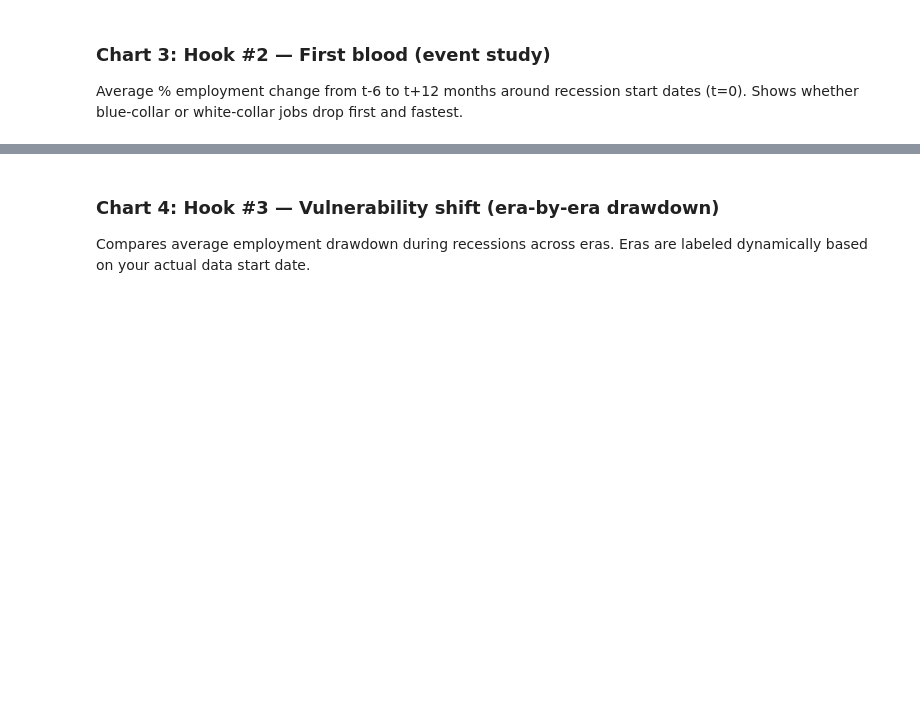
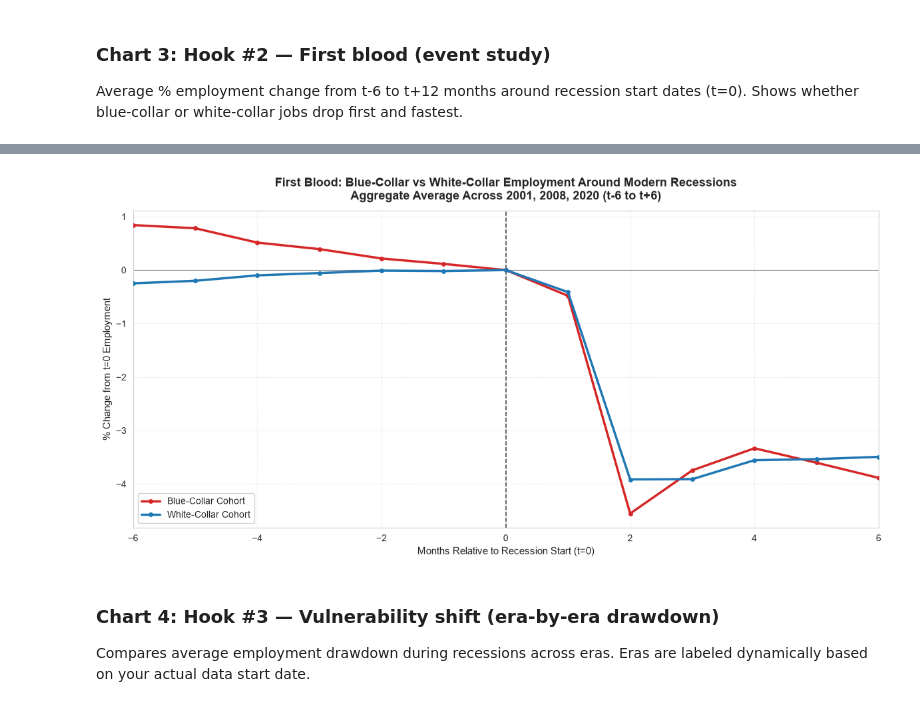
Before and after one commit to vanshronin/macroeconomic-labor-dynamics, a Jupyter notebook: notebooks/02_eda_visualizations.ipynb, the cells around one changed output, grey strips where cells are left out. Drawn from its saved outputs; the diff is of its cells as text; code cells hidden in the pictures; blank space fills up the shorter version.

Commit message:
Fix: Lock regression metrics, recovery duration math, and Notebook 2-3 visuals

```diff
--- a/notebooks/02_eda_visualizations.ipynb
+++ b/notebooks/02_eda_visualizations.ipynb
@@ -136,3 +96,66 @@ plt.show()
+# %%
+
+
+emp_cohorts = [
+    ("blue_collar_jobs", "Blue-Collar Cohort", "#d62728"),
+    ("white_collar_jobs", "White-Collar Cohort", "#1f77b4"),
+]
+
+modern_shocks = [
+    ("2001 Dot-Com", pd.Timestamp("2001-03-31")),
+    ("2008 GFC",     pd.Timestamp("2007-12-31")),
+    ("2020 COVID",   pd.Timestamp("2020-02-29")),
+]
+
+months_range = list(range(-6, 7))  # t-6 to t+6
+
+# Aggregate across 3 recessions
+agg_trajectories = {}
+for col, label, color in emp_cohorts:
+    agg_trajectories[col] = []
+    for m in months_range:
+        changes = []
+        for shock_name, shock_start in modern_shocks:
+            if shock_start not in df.index:
+                continue
+            tm = shock_start + pd.offsets.MonthEnd(m)
+            if tm in df.index:
+                base = df.loc[shock_start, col]
+                val = df.loc[tm, col]
+                if base > 0:
+                    changes.append((val / base - 1) * 100)
+        if changes:
+            agg_trajectories[col].append((m, np.mean(changes)))
+        else:
+            agg_trajectories[col].append((m, np.nan))
+
+fig, ax = plt.subplots(figsize=(12, 6))
+
+for col, label, color in emp_cohorts:
+    data = agg_trajectories[col]
+    months = [d[0] for d in data]
+    vals = [d[1] for d in data]
+    valid = [(m, v) for m, v in zip(months, vals) if not np.isnan(v)]
+    if valid:
+        mv, vv = zip(*valid)
+        ax.plot(mv, vv, color=color, linewidth=2.5, marker="o", markersize=4,
+                label=label, zorder=3)
+
+ax.axvline(0, color="black", linestyle="--", linewidth=1.2, alpha=0.7)
+ax.axhline(0, color="black", linewidth=0.8, alpha=0.5)
+ax.set_title("First Blood: Blue-Collar vs White-Collar Employment Around Modern Recessions\nAggregate Average Across 2001, 2008, 2020 (t-6 to t+6)",
+             fontsize=13, fontweight="bold", pad=12)
+ax.set_xlabel("Months Relative to Recession Start (t=0)", fontsize=11)
+ax.set_ylabel("% Change from t=0 Employment", fontsize=11)
+ax.grid(True, alpha=0.3, linestyle="--")
+ax.legend(loc="lower left", fontsize=10, frameon=True, framealpha=0.9)
+ax.set_xlim(-6, 6)
+ax.set_xticks(range(-6, 7, 2))
+
+plt.tight_layout()
+plt.show()
+# %% [output]
+[figure, added]
 # %% [markdown]
 ### Chart 4: Hook #3 — Vulnerability shift (era-by-era drawdown)
 
```
Also changed, not shown: parts of 6 cells of this notebook, 2 other files.
